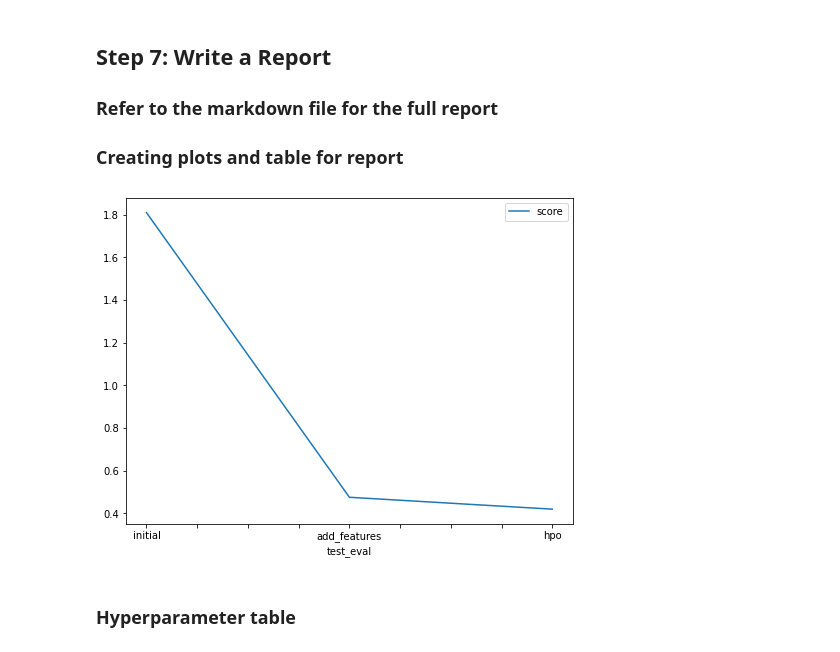
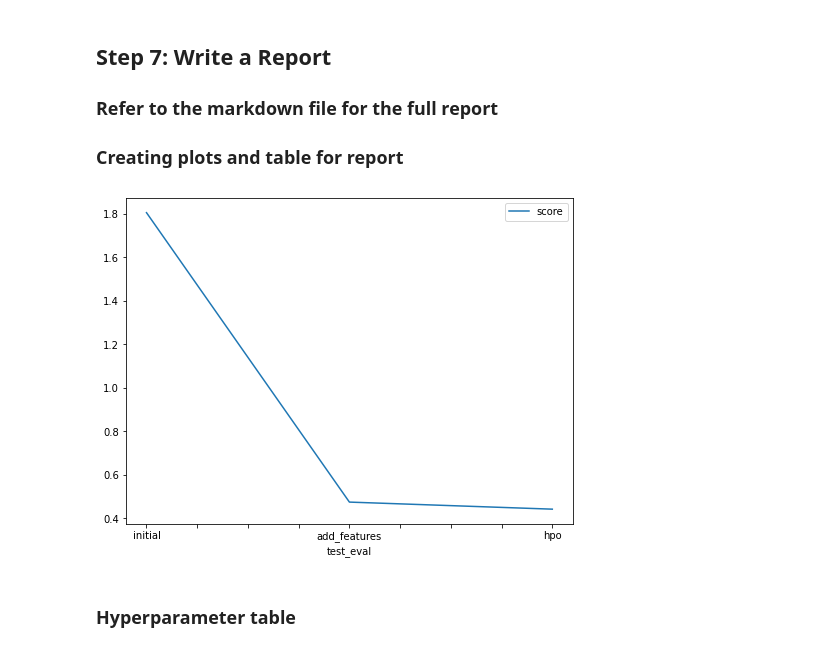
Before and after one commit to muhammed1k/predict_Bike_Sharing_demand, a Jupyter notebook: project-template.ipynb, the cells around one changed output. Drawn from its saved outputs; the diff is of its cells as text; code cells hidden in the pictures.

```diff
--- a/project-template.ipynb
+++ b/project-template.ipynb
@@ -826,14 +767,14 @@ fig.savefig('model_train_score.png')
 # %%
 # Take the 3 kaggle scores and creating a line plot to show improvement
 fig = pd.DataFrame(
     {
         "test_eval": ["initial", "add_features", "hpo"],
-        "score": [1.81007, 0.47512,0.41937]
+        "score": [1.80574, 0.47512 ,0.44263]
     }
 ).plot(x="test_eval", y="score", figsize=(8, 6)).get_figure()
 fig.savefig('model_test_score.png')
 # %% [output]
-[figure, old version]
+[figure, new version]
 # %% [markdown]
 ### Hyperparameter table
 # %%
```
Also changed, not shown: parts of 45 cells of this notebook, 4 other files.
